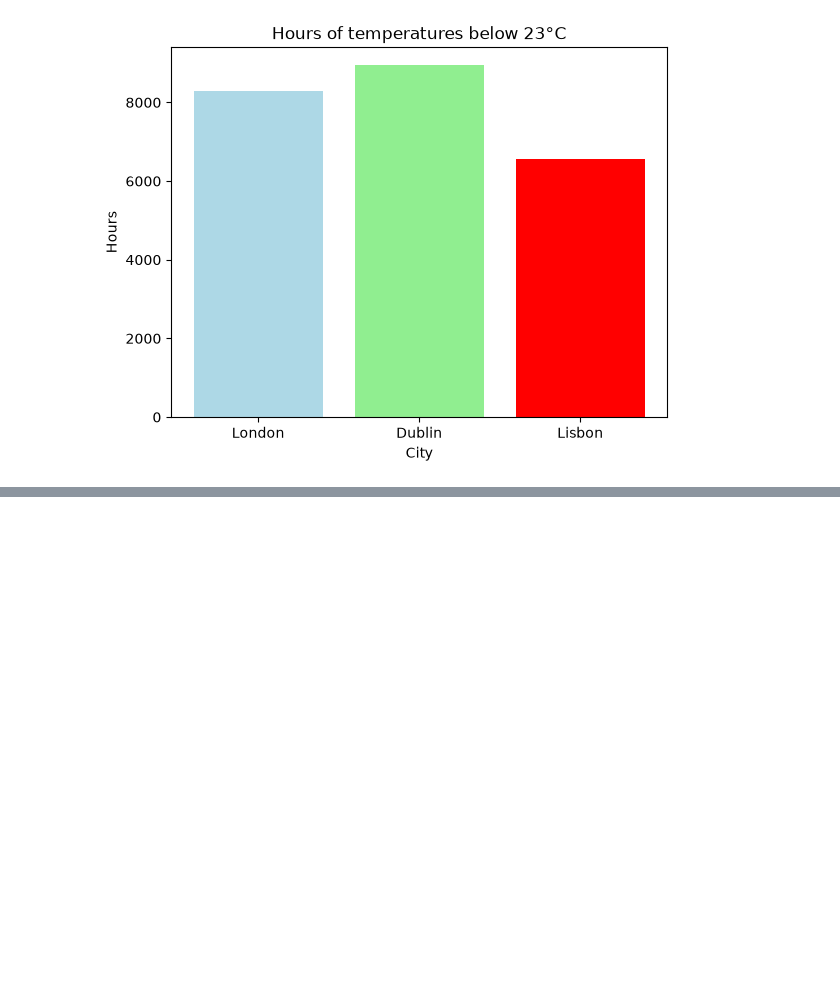
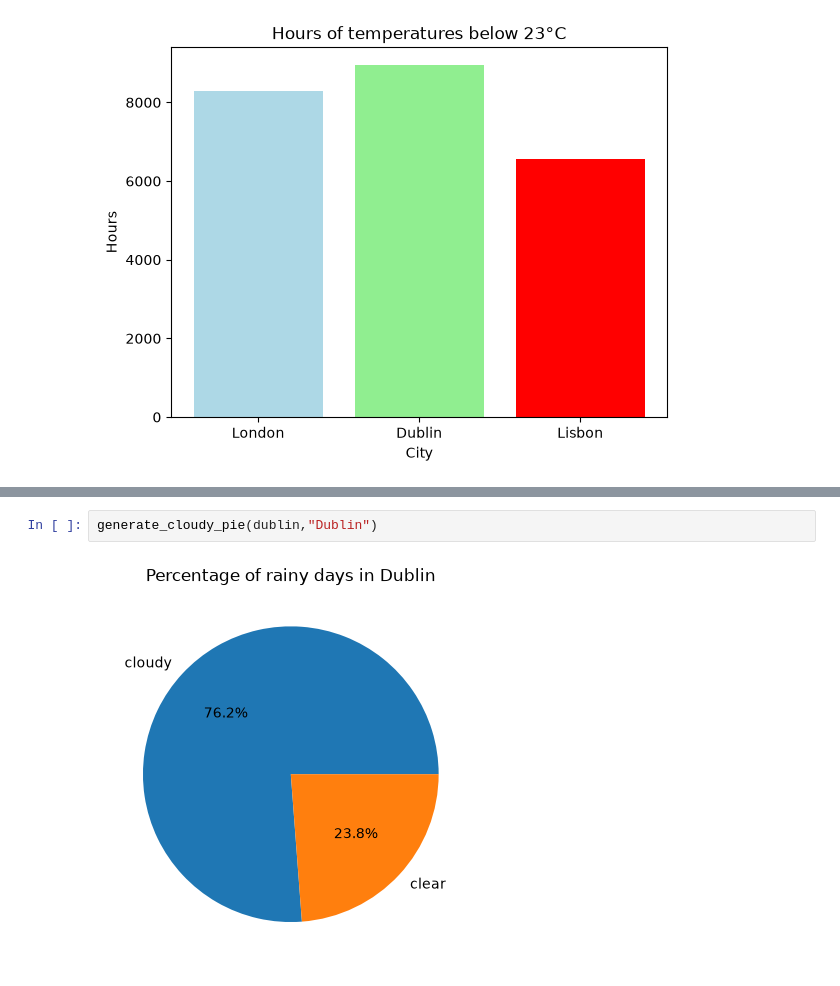
Before and after one commit to blairSmcc03/SCD_Online_Work_Experience, a Jupyter notebook: SolarPowerSuitability.ipynb, the cells around one changed output, grey strips where cells are left out. Saved outputs shown, nothing was run; the diff lists cells and outputs as text; blank space fills up the shorter version.

```diff
--- a/SolarPowerSuitability.ipynb
+++ b/SolarPowerSuitability.ipynb
@@ -179,2 +179,6 @@ generate_cloudy_pie(london,"london")
 # %% [output]
 [figure]
+# %%
+generate_cloudy_pie(dublin,"Dublin")
+# %% [output]
+[figure, added]
```
Also changed, not shown: parts of 2 cells of this notebook.
